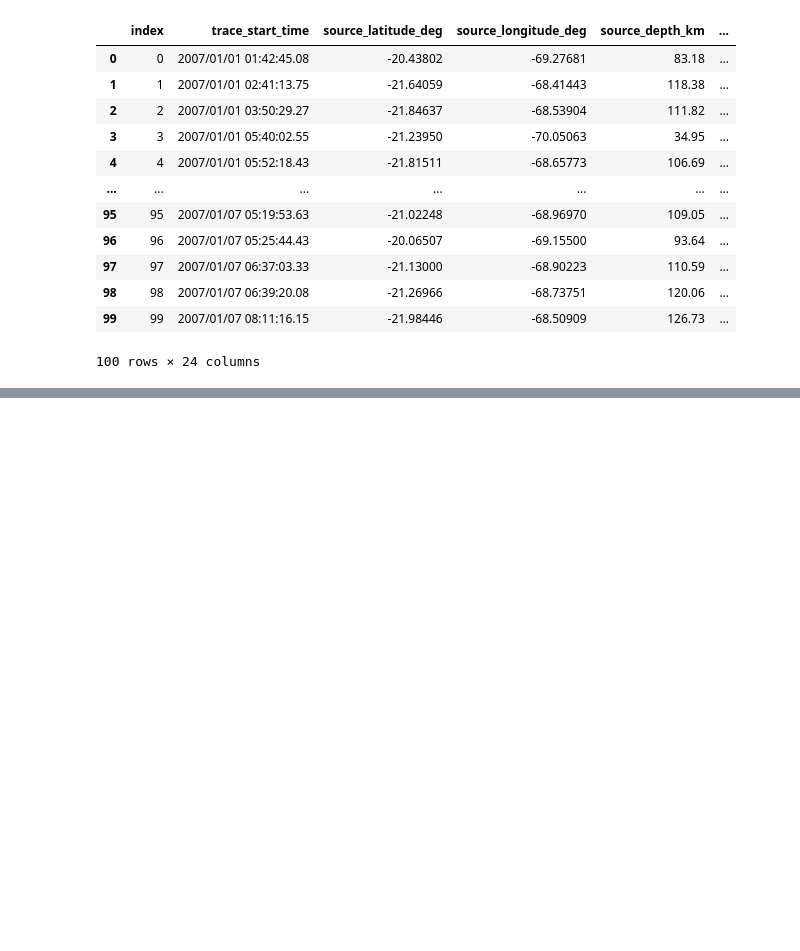
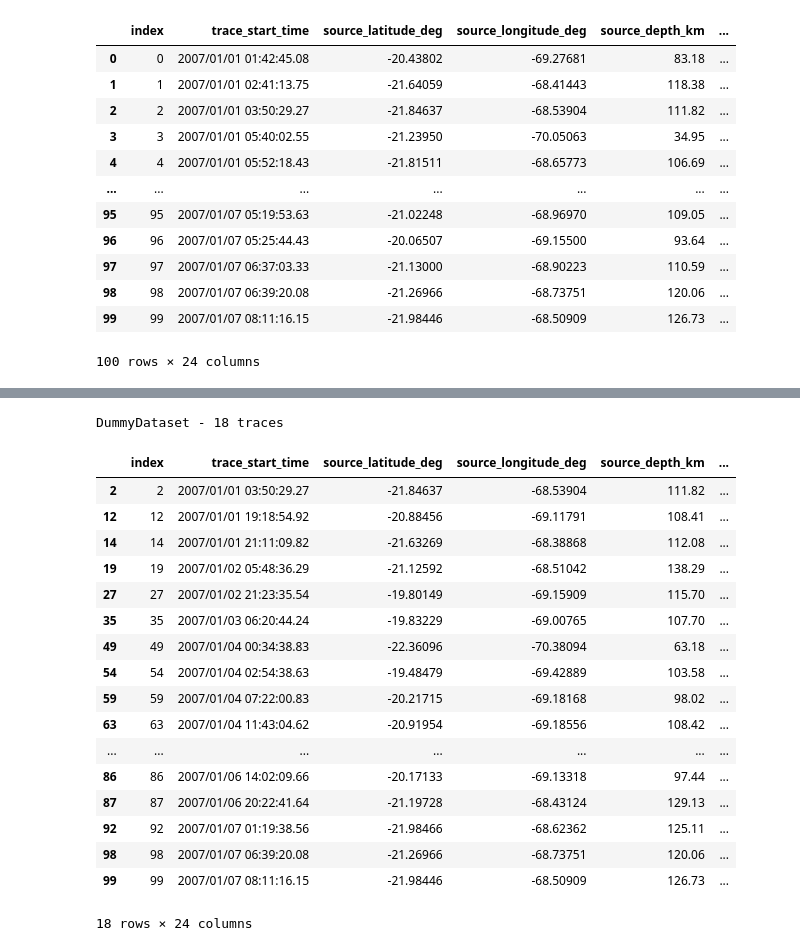
Before and after one commit to Hy-X/seisbench-demos, a Jupyter notebook: notebooks/01_Check_Dataset.ipynb, the cells around one changed output, grey strips where cells are left out. Drawn from its saved outputs; the diff is of its cells as text; code cells hidden in the pictures; blank space fills up the shorter version.

```diff
--- a/notebooks/01_Check_Dataset.ipynb
+++ b/notebooks/01_Check_Dataset.ipynb
@@ -213,0 +202,28 @@ data.metadata
+# %%
+mask = (
+    data.metadata["source_magnitude"] > 2.5
+)  # Only select events with magnitude above 2.5
+data.filter(mask)
+
+print(data)
+data.metadata
+# %% [output]
+DummyDataset - 18 traces
+|  | index | trace_start_time | source_latitude_deg | source_longitude_deg | source_depth_km | ... |
+| 2 | 2 | 2007/01/01 03:50:29.27 | -21.84637 | -68.53904 | 111.82 | ... |
+| 12 | 12 | 2007/01/01 19:18:54.92 | -20.88456 | -69.11791 | 108.41 | ... |
+| 14 | 14 | 2007/01/01 21:11:09.82 | -21.63269 | -68.38868 | 112.08 | ... |
+| 19 | 19 | 2007/01/02 05:48:36.29 | -21.12592 | -68.51042 | 138.29 | ... |
+| 27 | 27 | 2007/01/02 21:23:35.54 | -19.80149 | -69.15909 | 115.70 | ... |
+| 35 | 35 | 2007/01/03 06:20:44.24 | -19.83229 | -69.00765 | 107.70 | ... |
+| 49 | 49 | 2007/01/04 00:34:38.83 | -22.36096 | -70.38094 | 63.18 | ... |
+| 54 | 54 | 2007/01/04 02:54:38.63 | -19.48479 | -69.42889 | 103.58 | ... |
+| 59 | 59 | 2007/01/04 07:22:00.83 | -20.21715 | -69.18168 | 98.02 | ... |
+| 63 | 63 | 2007/01/04 11:43:04.62 | -20.91954 | -69.18556 | 108.42 | ... |
+| ... | ... | ... | ... | ... | ... | ... |
+| 86 | 86 | 2007/01/06 14:02:09.66 | -20.17133 | -69.13318 | 97.44 | ... |
+| 87 | 87 | 2007/01/06 20:22:41.64 | -21.19728 | -68.43124 | 129.13 | ... |
+| 92 | 92 | 2007/01/07 01:19:38.56 | -21.98466 | -68.62362 | 125.11 | ... |
+| 98 | 98 | 2007/01/07 06:39:20.08 | -21.26966 | -68.73751 | 120.06 | ... |
+| 99 | 99 | 2007/01/07 08:11:16.15 | -21.98446 | -68.50909 | 126.73 | ... |
+18 rows × 24 columns
```
Also changed, not shown: parts of 12 cells of this notebook, 1 other file.
